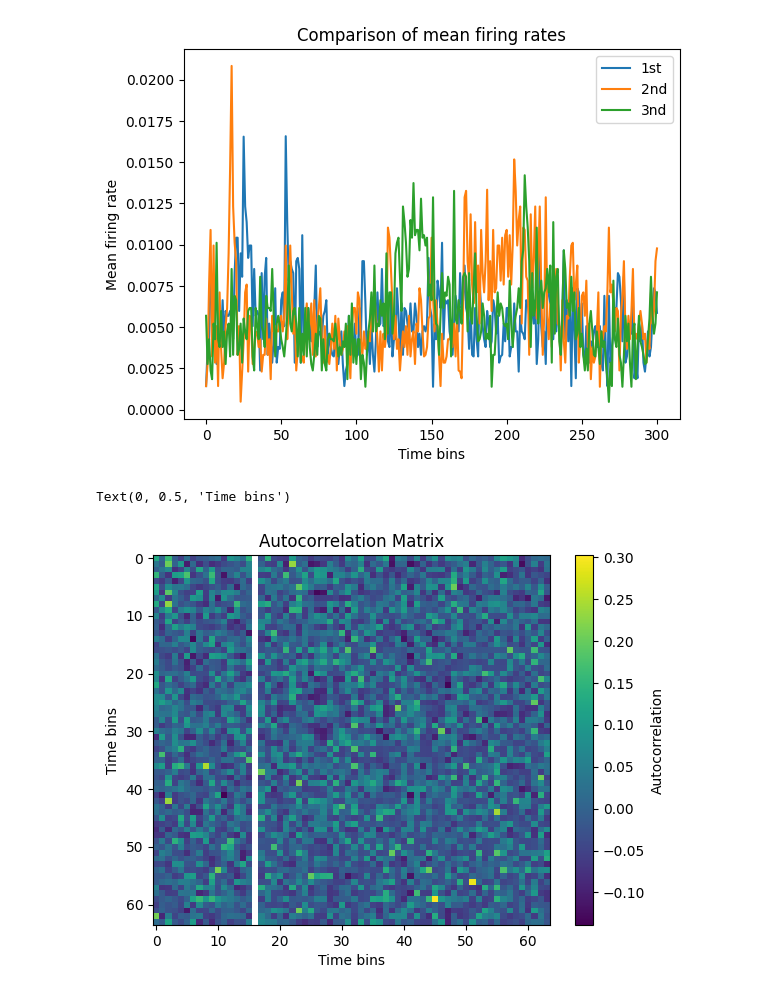
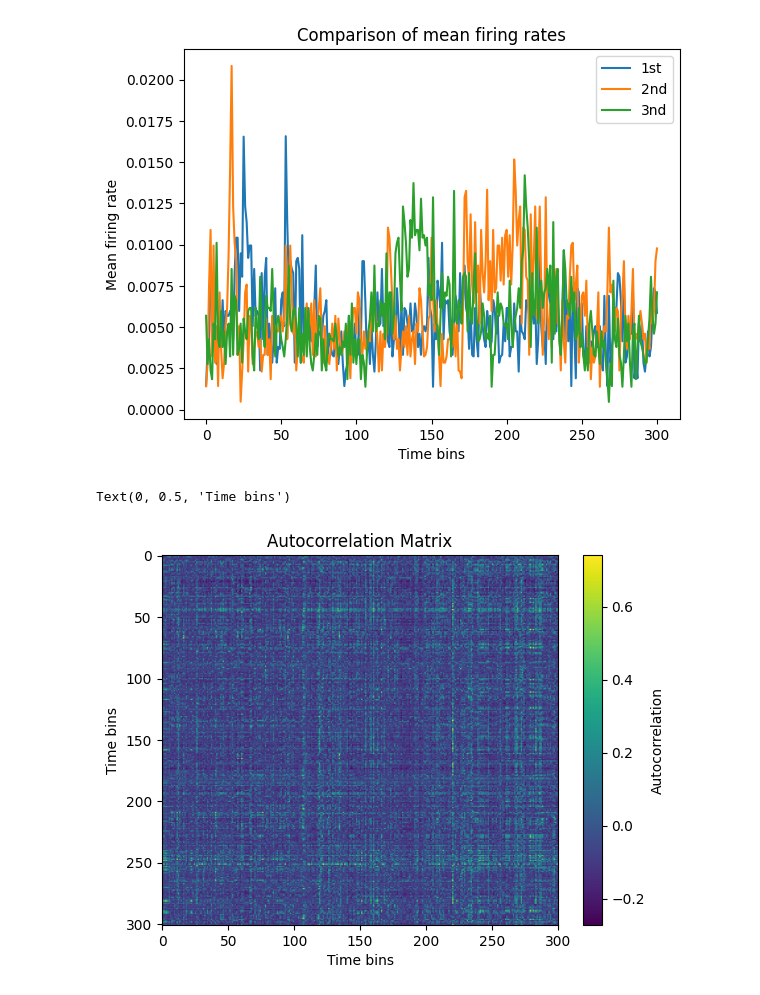
Before and after one commit to TizianoCausin01/temporal_context, a Jupyter notebook: python_scripts/scripts/load_neural_data_dev.ipynb, the cells around one changed output. Saved outputs shown, nothing was run; the diff lists cells and outputs as text; code cells hidden in the pictures.

```diff
--- a/python_scripts/scripts/load_neural_data_dev.ipynb
+++ b/python_scripts/scripts/load_neural_data_dev.ipynb
@@ -72,15 +87,15 @@ plt.show()
 # %% [output]
 [figure]
 # %%
-m = autocorr_mat(final_res["anna2_to_marge_10s.mp4"][:, :, 0],final_res["anna2_to_marge_10s_rev.mp4"][:, :, 0][::-1] )
+m = autocorr_mat(neural["anna2_to_marge_10s.mp4"][:, :, 0],neural["anna2_to_marge_10s_rev.mp4"][:, :, 0][::-1] )
 plt.imshow(m, aspect='auto', cmap='viridis')
 plt.colorbar(label='Autocorrelation')
 plt.title("Autocorrelation Matrix")
 plt.xlabel("Time bins")
 plt.ylabel("Time bins")
 # %% [output]
 Text(0, 0.5, 'Time bins')
-[figure, old version]
+[figure, new version]
 # %%
 lagplot = get_lagplot(m)
 plt.plot(lagplot, marker='x')
```
Also changed, not shown: parts of 13 cells of this notebook, 2 other files.
